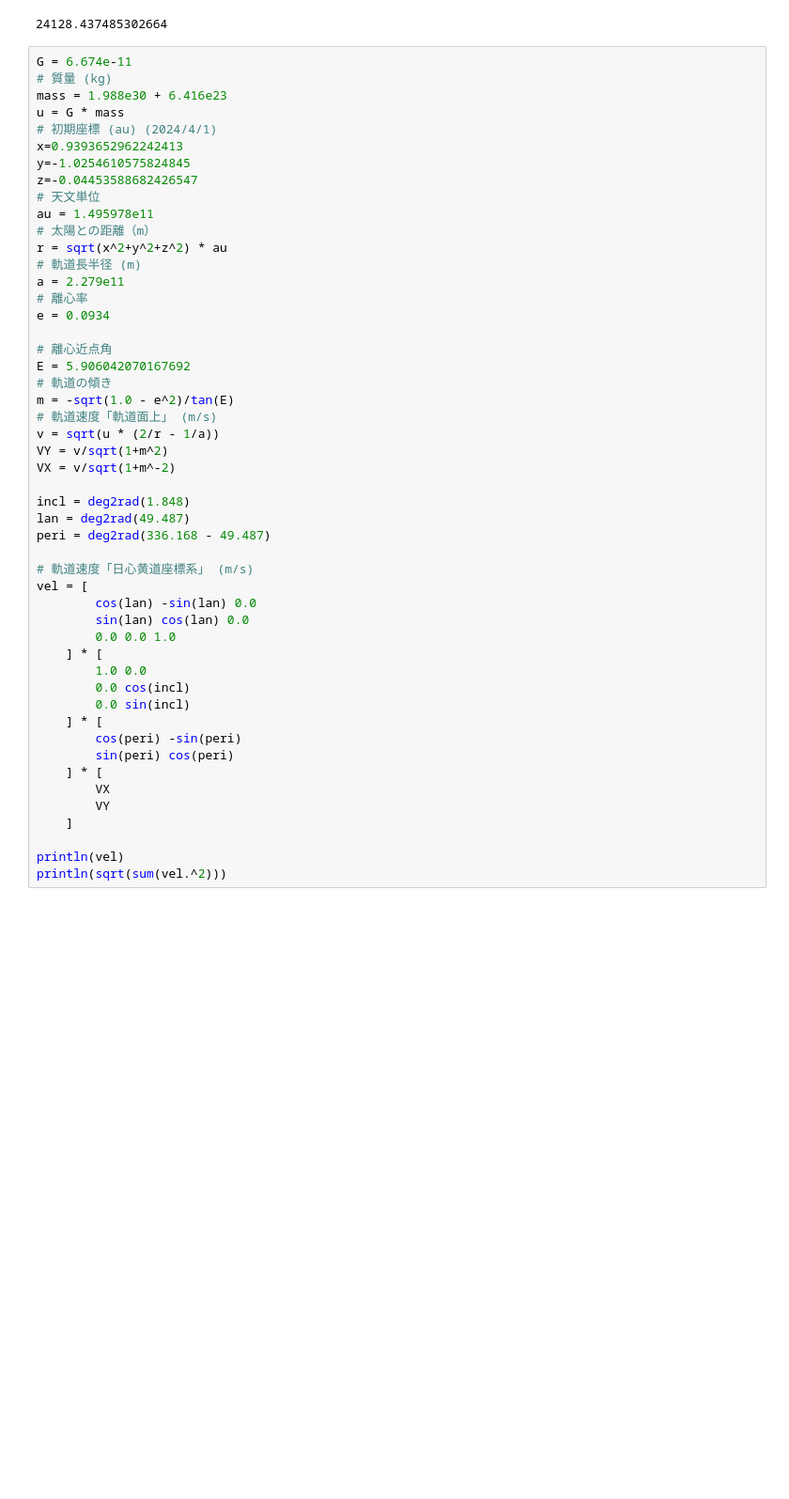
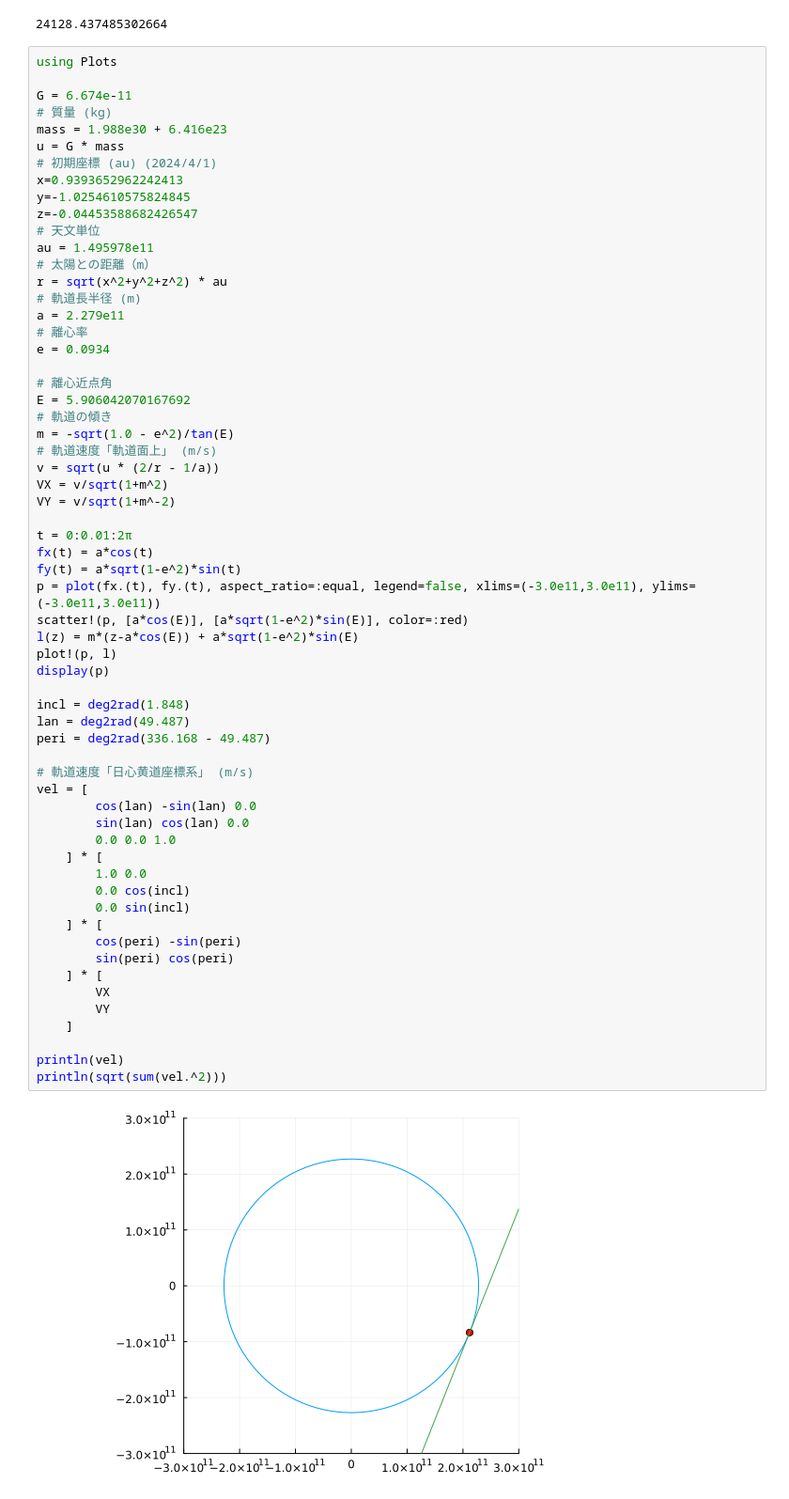
Before and after one commit to Shiroku-ma/Planet, a Jupyter notebook: Julia/planets.ipynb, the cells around one changed output. Shown at 94% size. Saved outputs shown, nothing was run; the diff lists cells and outputs as text; blank space fills up the shorter version.

```diff
--- a/Julia/planets.ipynb
+++ b/Julia/planets.ipynb
@@ -280,6 +278,8 @@ println(sqrt(u*(2/a - 1/a)))
 # %% [output]
 24128.437485302664
 # %%
+using Plots
+
 G = 6.674e-11
 # 質量 (kg)
 mass = 1.988e30 + 6.416e23
@@ -301,32 +301,42 @@ e = 0.0934
 E = 5.906042070167692
 # 軌道の傾き
 m = -sqrt(1.0 - e^2)/tan(E)
 # 軌道速度「軌道面上」 (m/s)
 v = sqrt(u * (2/r - 1/a))
-VY = v/sqrt(1+m^2)
-VX = v/sqrt(1+m^-2)
+VX = v/sqrt(1+m^2)
+VY = v/sqrt(1+m^-2)
+
+t = 0:0.01:2π
+fx(t) = a*cos(t)
+fy(t) = a*sqrt(1-e^2)*sin(t)
+p = plot(fx.(t), fy.(t), aspect_ratio=:equal, legend=false, xlims=(-3.0e11,3.0e11), ylims=(-3.0e11,3.0e11))
+scatter!(p, [a*cos(E)], [a*sqrt(1-e^2)*sin(E)], color=:red)
+l(z) = m*(z-a*cos(E)) + a*sqrt(1-e^2)*sin(E)
+plot!(p, l)
+display(p)
 
 incl = deg2rad(1.848)
 lan = deg2rad(49.487)
 peri = deg2rad(336.168 - 49.487)
 
 # 軌道速度「日心黄道座標系」 (m/s)
 vel = [
         cos(lan) -sin(lan) 0.0
         sin(lan) cos(lan) 0.0
         0.0 0.0 1.0
     ] * [
         1.0 0.0
         0.0 cos(incl)
         0.0 sin(incl)
     ] * [
         cos(peri) -sin(peri)
         sin(peri) cos(peri)
     ] * [
         VX
         VY
     ]
 
 println(vel)
 println(sqrt(sum(vel.^2)))
 # %% [output]
+[figure, added]
```
Also changed, not shown: parts of 3 cells of this notebook.
